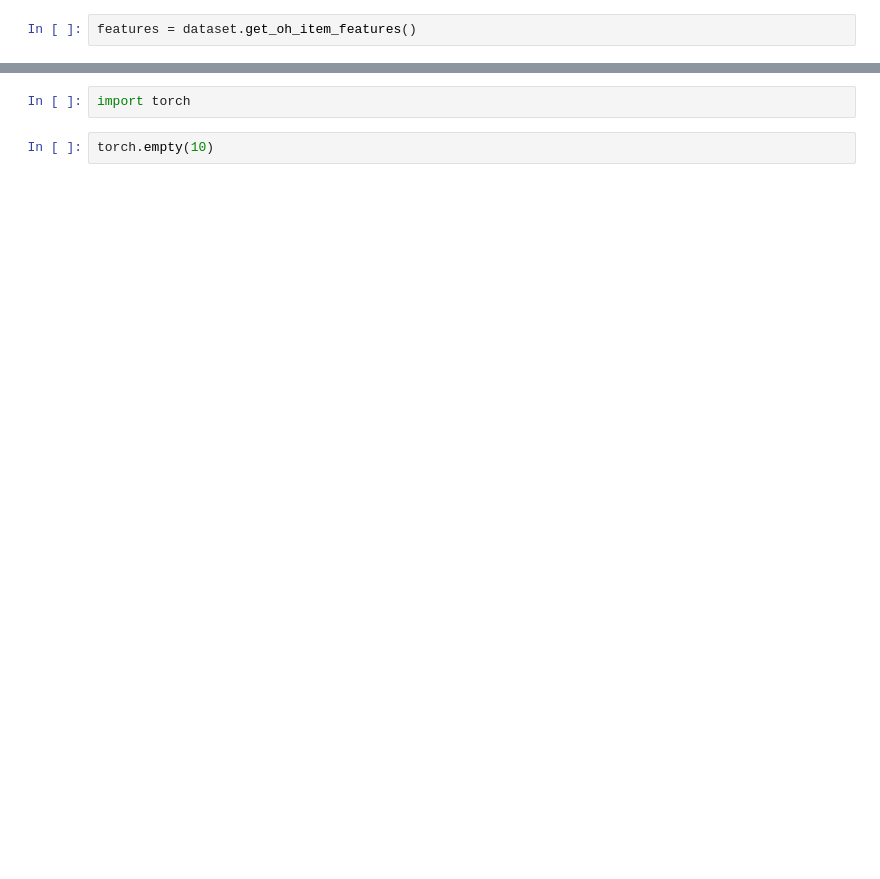
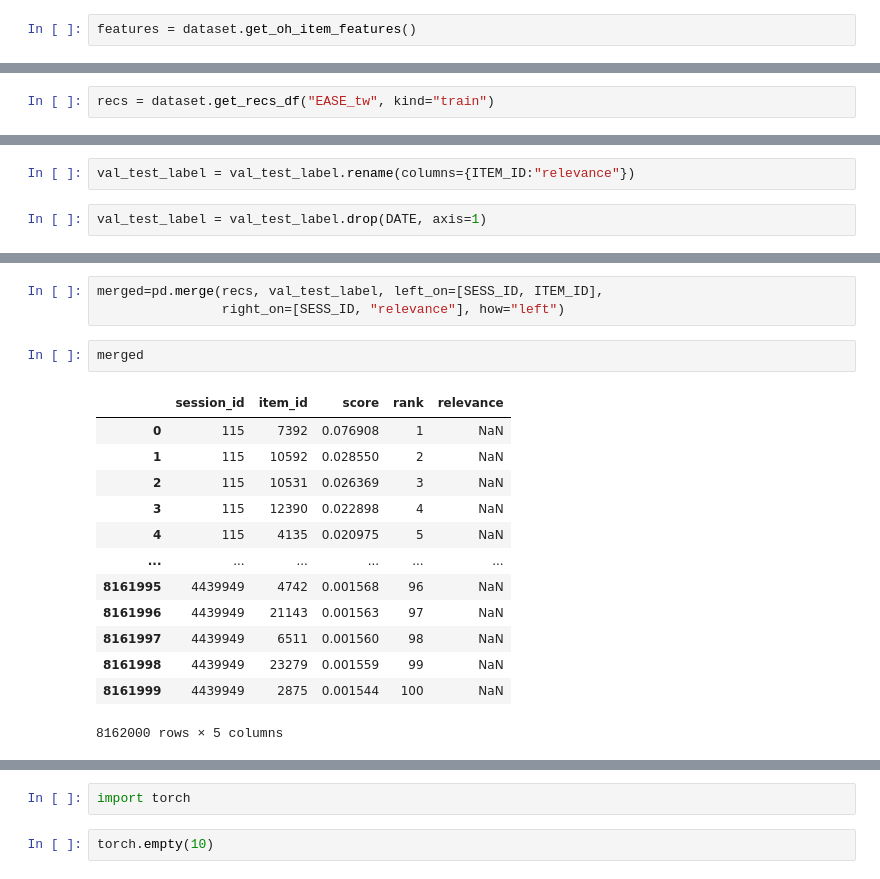
Before and after one commit to damicoedoardo/RecSysChallenge2022, a Jupyter notebook: src/notebooks/13_04_item_features.ipynb, the cells around one changed output, grey strips where cells are left out. Drawn from its saved outputs; the diff is of its cells as text; blank space fills up the shorter version.

```diff
--- a/src/notebooks/13_04_item_features.ipynb
+++ b/src/notebooks/13_04_item_features.ipynb
@@ -21,0 +39,2 @@ features.shape
+# %%
+recs = dataset.get_recs_df("EASE_tw", kind="train")
@@ -21,0 +57,4 @@ features.shape
+# %%
+val_test_label = val_test_label.rename(columns={ITEM_ID:"relevance"})
+# %%
+val_test_label = val_test_label.drop(DATE, axis=1)
@@ -21,0 +81,19 @@ features.shape
+# %%
+merged=pd.merge(recs, val_test_label, left_on=[SESS_ID, ITEM_ID],
+                right_on=[SESS_ID, "relevance"], how="left")
+# %%
+merged
+# %% [output]
+|  | session_id | item_id | score | rank | relevance |
+| 0 | 115 | 7392 | 0.076908 | 1 | NaN |
+| 1 | 115 | 10592 | 0.028550 | 2 | NaN |
+| 2 | 115 | 10531 | 0.026369 | 3 | NaN |
+| 3 | 115 | 12390 | 0.022898 | 4 | NaN |
+| 4 | 115 | 4135 | 0.020975 | 5 | NaN |
+| ... | ... | ... | ... | ... | ... |
+| 8161995 | 4439949 | 4742 | 0.001568 | 96 | NaN |
+| 8161996 | 4439949 | 21143 | 0.001563 | 97 | NaN |
+| 8161997 | 4439949 | 6511 | 0.001560 | 98 | NaN |
+| 8161998 | 4439949 | 23279 | 0.001559 | 99 | NaN |
+| 8161999 | 4439949 | 2875 | 0.001544 | 100 | NaN |
+8162000 rows × 5 columns
```
Also changed, not shown: parts of 61 cells of this notebook, 8 other files.
